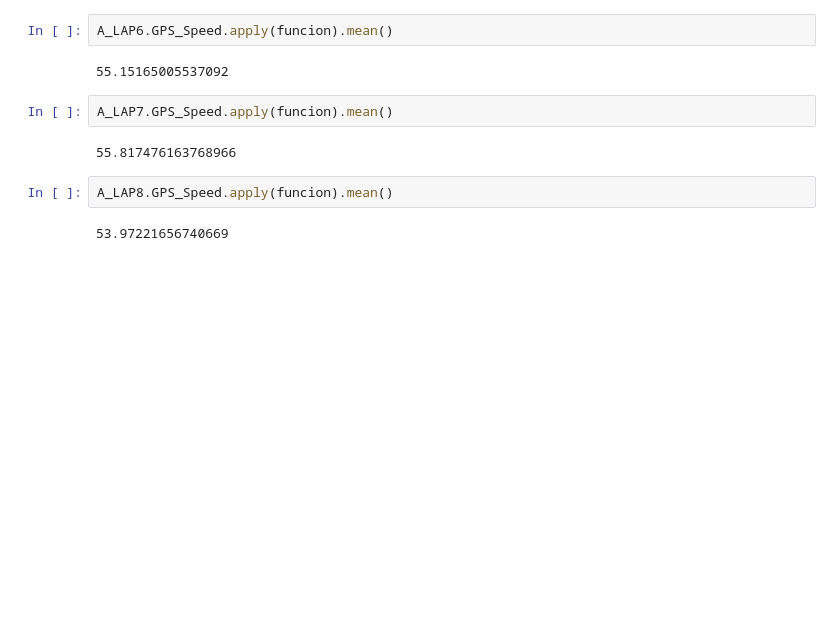
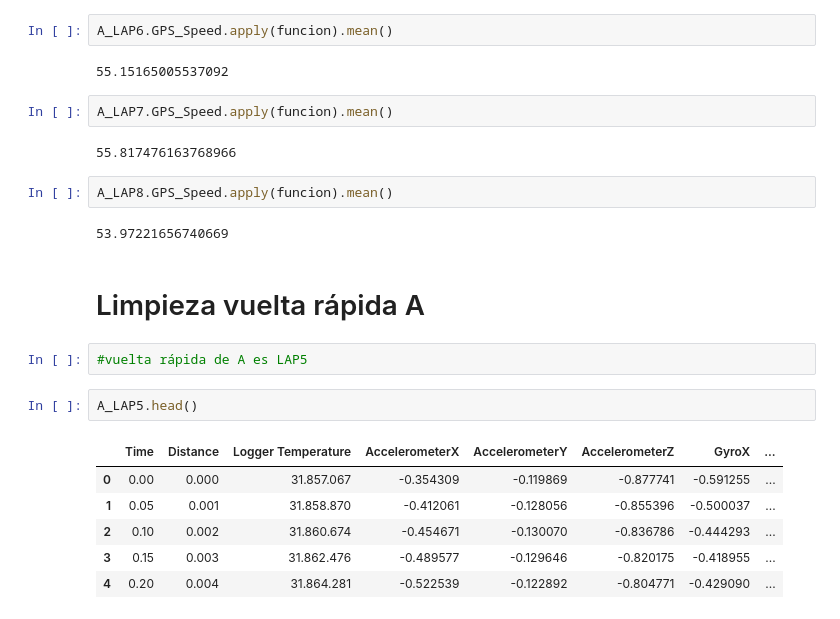
Before and after one commit to juliasabatel/MA22RT_DRIVER_ANALYSIS, a Jupyter notebook: src/MA22RT_DRIVER_ANALYSIS.ipynb, the cells around one changed output. Saved outputs shown, nothing was run; the diff lists cells and outputs as text; blank space fills up the shorter version.

```diff
--- a/src/MA22RT_DRIVER_ANALYSIS.ipynb
+++ b/src/MA22RT_DRIVER_ANALYSIS.ipynb
@@ -221,3 +205,16 @@ A_LAP7.GPS_Speed.apply(funcion).mean()
 A_LAP8.GPS_Speed.apply(funcion).mean()
 # %% [output]
 53.97221656740669
+# %% [markdown]
+# Limpieza vuelta rápida A
+# %%
+#vuelta rápida de A es LAP5
+# %%
+A_LAP5.head()
+# %% [output]
+|  | Time | Distance | Logger Temperature | AccelerometerX | AccelerometerY | AccelerometerZ | GyroX | ... |
+| 0 | 0.00 | 0.000 | 31.857.067 | -0.354309 | -0.119869 | -0.877741 | -0.591255 | ... |
+| 1 | 0.05 | 0.001 | 31.858.870 | -0.412061 | -0.128056 | -0.855396 | -0.500037 | ... |
+| 2 | 0.10 | 0.002 | 31.860.674 | -0.454671 | -0.130070 | -0.836786 | -0.444293 | ... |
+| 3 | 0.15 | 0.003 | 31.862.476 | -0.489577 | -0.129646 | -0.820175 | -0.418955 | ... |
+| 4 | 0.20 | 0.004 | 31.864.281 | -0.522539 | -0.122892 | -0.804771 | -0.429090 | ... |
```
Also changed, not shown: parts of 40 cells of this notebook, 1 other file.
